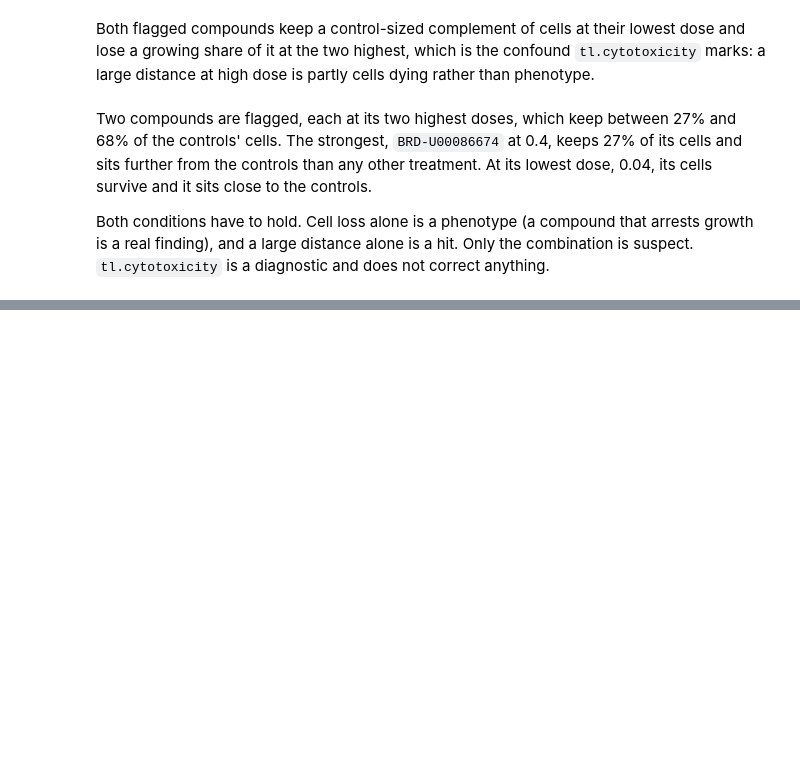
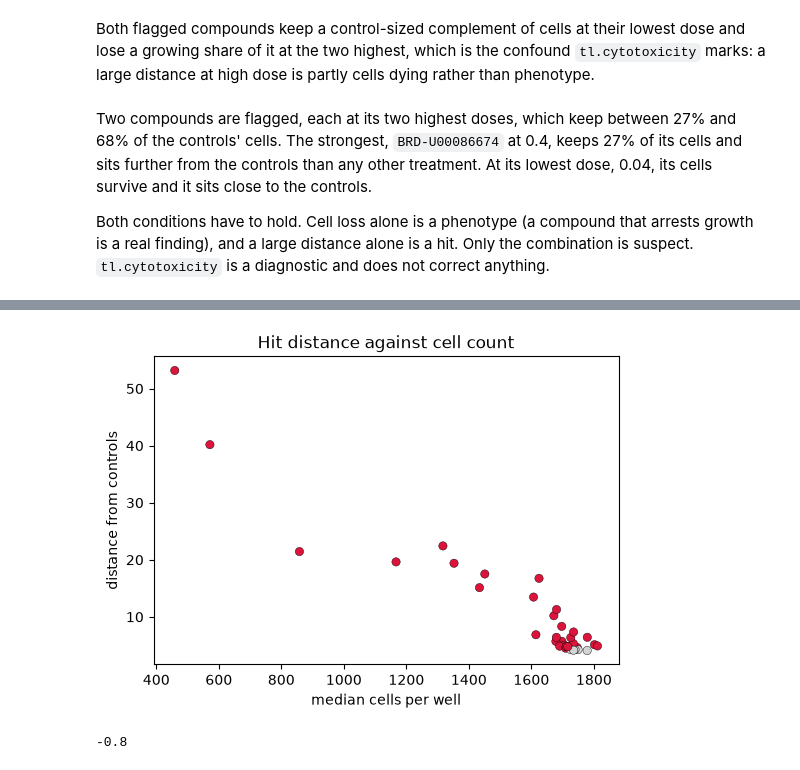
Before and after one commit to scverse/mantispy, a Jupyter notebook: docs/tutorials/compounds/hits.ipynb, the cells around one changed output, grey strips where cells are left out. Saved outputs shown, nothing was run; the diff lists cells and outputs as text; code cells hidden in the pictures; blank space fills up the shorter version.

```diff
--- a/docs/tutorials/compounds/hits.ipynb
+++ b/docs/tutorials/compounds/hits.ipynb
@@ -284,0 +291,20 @@ not correct anything.
+# %%
+cell_count = wells.obs.groupby("Metadata_Perturbation", observed=True)["Metadata_CellCount"].median()
+by_count = hits.drop(index="DMSO").join(cell_count)
+
+fig, ax = plt.subplots(figsize=(6, 4))
+ax.scatter(
+    by_count["Metadata_CellCount"],
+    by_count["distance"],
+    c=[ACCENT if is_hit else NULL for is_hit in by_count["is_hit"]],
+    edgecolors="black",
+    linewidths=0.3,
+)
+ax.set_xlabel("median cells per well")
+ax.set_ylabel("distance from controls")
+ax.set_title("Hit distance against cell count")
+plt.show()
+round(float(by_count["Metadata_CellCount"].corr(by_count["distance"], method="spearman")), 2)
+# %% [output]
+[figure, added]
+-0.8
```
Also changed, not shown: parts of 8 cells of this notebook, 6 other files.
